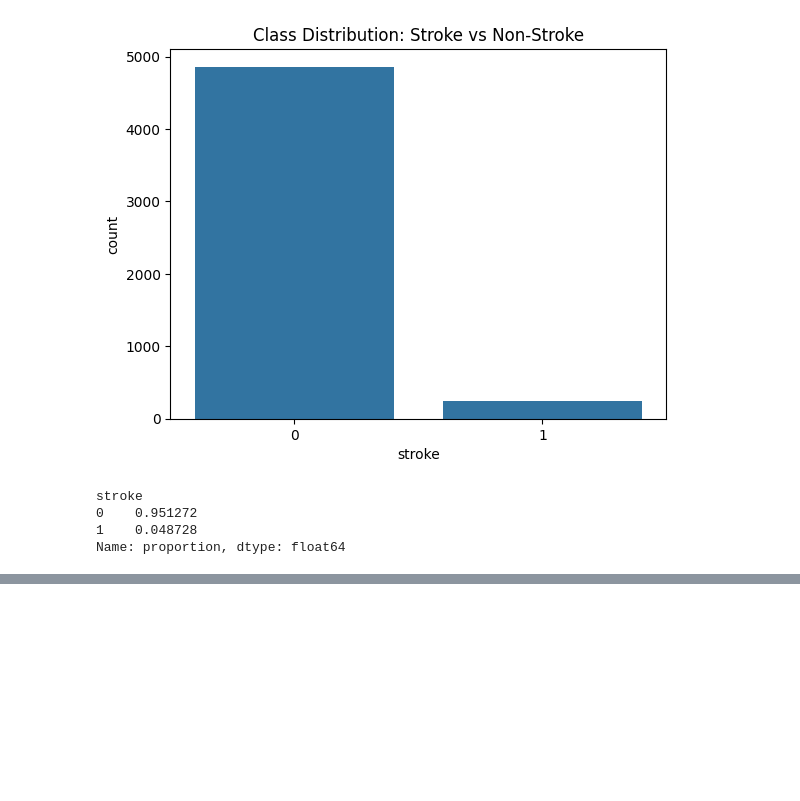
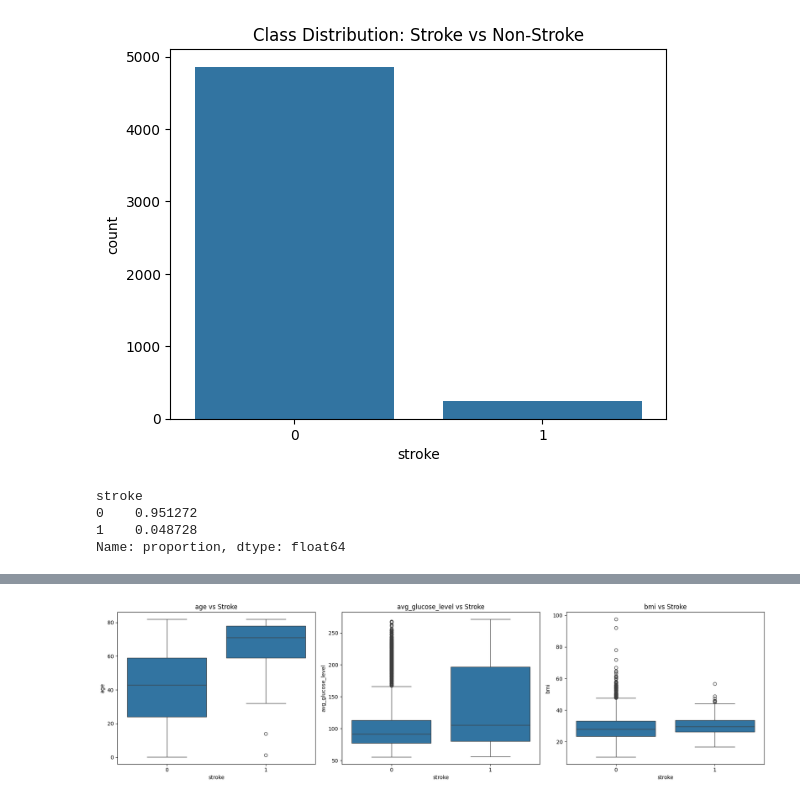
Before and after one commit to ibtj21/Stroke_Prediction_Using_Decison_Tree_at_iCog-Labs, a Jupyter notebook: stroke_prediction.ipynb, the cells around one changed output, grey strips where cells are left out. Drawn from its saved outputs; the diff is of its cells as text; code cells hidden in the pictures; blank space fills up the shorter version.

```diff
--- a/stroke_prediction.ipynb
+++ b/stroke_prediction.ipynb
@@ -49,0 +92,14 @@ Name: proportion, dtype: float64
+# %%
+num_cols = ['age', 'avg_glucose_level','bmi']
+
+# Create subplots (1 row, 3 columns)
+fig, axes = plt.subplots(1, len(num_cols), figsize=(18, 5))
+
+for i, col in enumerate(num_cols):
+    sns.boxplot(x='stroke', y=col, data=data, ax=axes[i])
+    axes[i].set_title(f'{col} vs Stroke')
+
+plt.tight_layout()
+plt.show()
+# %% [output]
+[figure, added]
```
Also changed, not shown: parts of 16 cells of this notebook.
